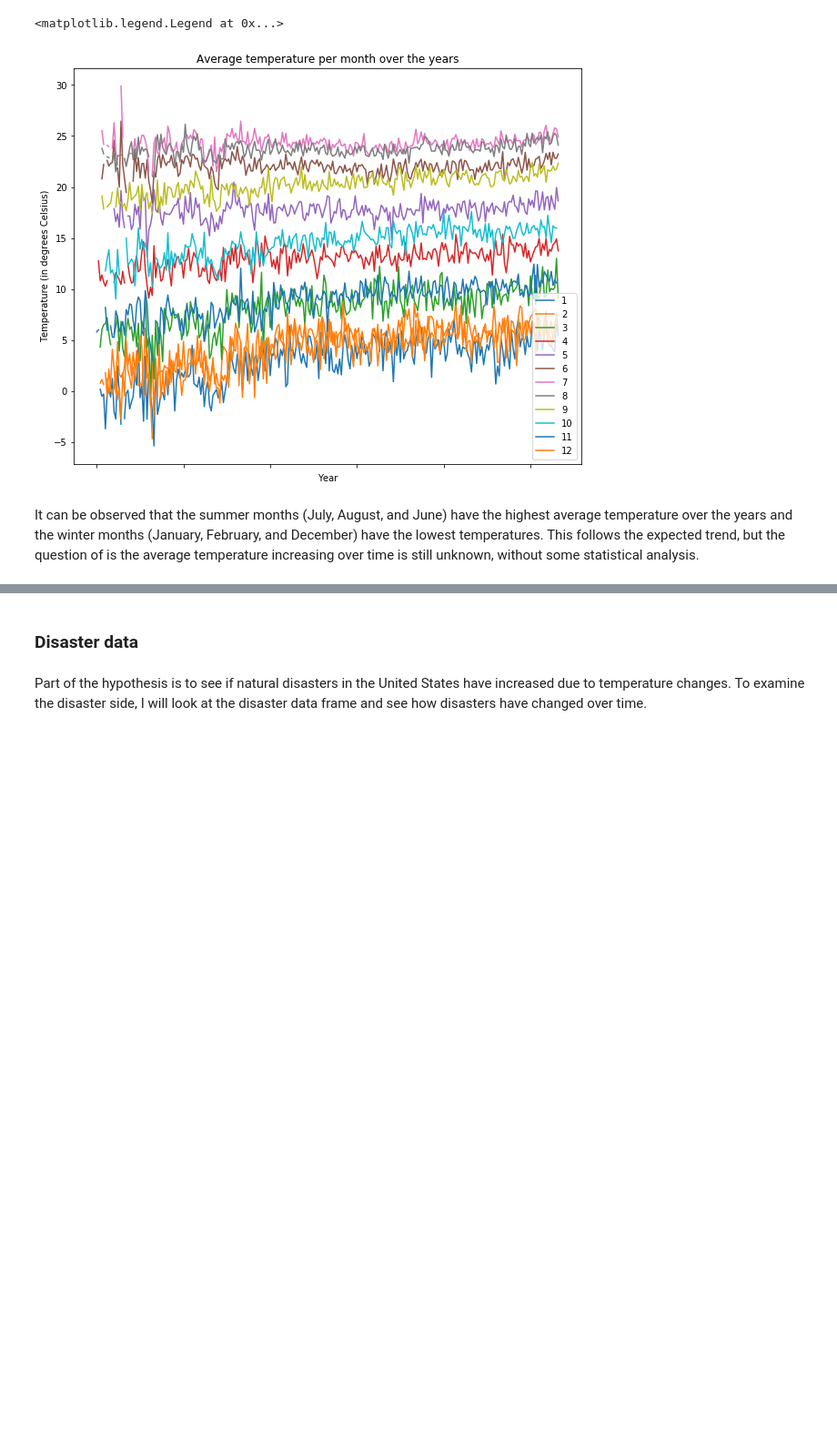
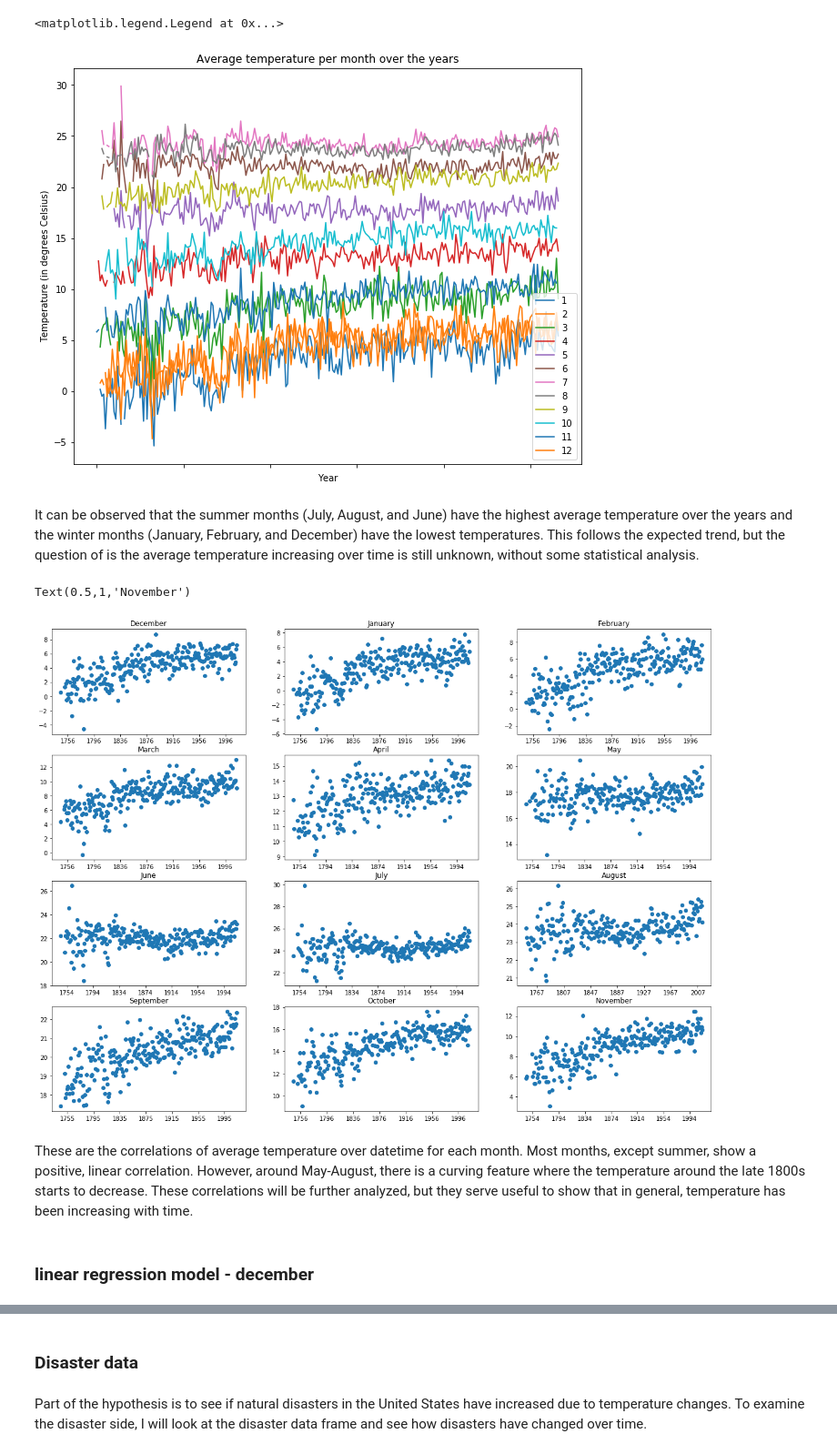
Before and after one commit to karahahn/Springboard_Capstone1, a Jupyter notebook: Exploratory Data Analysis (Statistical Inference).ipynb, the cells around one changed output, grey strips where cells are left out. Shown at 91% size. Saved outputs shown, nothing was run; the diff lists cells and outputs as text; code cells hidden in the pictures; blank space fills up the shorter version.

```diff
--- a/Exploratory Data Analysis (Statistical Inference).ipynb
+++ b/Exploratory Data Analysis (Statistical Inference).ipynb
@@ -455,3 +262,75 @@ plt.legend()
 [figure]
 # %% [markdown]
 It can be observed that the summer months (July, August, and June) have the highest average temperature over the years and the winter months (January, February, and December) have the lowest temperatures. This follows the expected trend, but the question of is the average temperature increasing over time is still unknown, without some statistical analysis.
+# %%
+fig, ax = plt.subplots(4,3,figsize=(20,15))
+
+dec = temp_county_region[temp_county_region.month == 12].groupby('dt').mean()[['AverageTemperature']].reset_index()
+dec['date'] = dec['dt'].astype('datetime64[ns]')
+ax[0,0].scatter(dec['date'].tolist() ,dec['AverageTemperature'].tolist())
+ax[0,0].set_title('December')
+
+jan = temp_county_region[temp_county_region.month == 1].groupby('dt').mean()[['AverageTemperature']].reset_index()
+jan['date'] = jan['dt'].astype('datetime64[ns]')
+ax[0,1].scatter(jan['date'].tolist() ,jan['AverageTemperature'].tolist())
+ax[0,1].set_title('January')
+
+feb = temp_county_region[temp_county_region.month == 2].groupby('dt').mean()[['AverageTemperature']].reset_index()
+feb['date'] = feb['dt'].astype('datetime64[ns]')
+ax[0,2].scatter(feb['date'].tolist() ,feb['AverageTemperature'].tolist())
+ax[0,2].set_title('February')
+
+
+mar = temp_county_region[temp_county_region.month == 3].groupby('dt').mean()[['AverageTemperature']].reset_index()
+mar['date'] = mar['dt'].astype('datetime64[ns]')
+ax[1,0].scatter(mar['date'].tolist() ,mar['AverageTemperature'].tolist())
+ax[1,0].set_title('March')
+
+apr = temp_county_region[temp_county_region.month == 4].groupby('dt').mean()[['AverageTemperature']].reset_index()
+apr['date'] = apr['dt'].astype('datetime64[ns]')
+ax[1,1].scatter(apr['date'].tolist() ,apr['AverageTemperature'].tolist())
+ax[1,1].set_title('April')
+
+may = temp_county_region[temp_county_region.month == 5].groupby('dt').mean()[['AverageTemperature']].reset_index()
+may['date'] = may['dt'].astype('datetime64[ns]')
+ax[1,2].scatter(may['date'].tolist() ,may['AverageTemperature'].tolist())
+ax[1,2].set_title('May')
+
+
+jun = temp_county_region[temp_county_region.month == 6].groupby('dt').mean()[['AverageTemperature']].reset_index()
+jun['date'] = jun['dt'].astype('datetime64[ns]')
+ax[2,0].scatter(jun['date'].tolist() ,jun['AverageTemperature'].tolist())
+ax[2,0].set_title('June')
+
+jul = temp_county_region[temp_county_region.month == 7].groupby('dt').mean()[['AverageTemperature']].reset_index()
+jul['date'] = jul['dt'].astype('datetime64[ns]')
+ax[2,1].scatter(jul['date'].tolist() ,jul['AverageTemperature'].tolist())
+ax[2,1].set_title('July')
+
+aug = temp_county_region[temp_county_region.month == 8].groupby('dt').mean()[['AverageTemperature']].reset_index()
+aug['date'] = aug['dt'].astype('datetime64[ns]')
+ax[2,2].scatter(aug['date'].tolist() ,aug['AverageTemperature'].tolist())
+ax[2,2].set_title('August')
+
+
+sep = temp_county_region[temp_county_region.month == 9].groupby('dt').mean()[['AverageTemperature']].reset_index()
+sep['date'] = sep['dt'].astype('datetime64[ns]')
+ax[3,0].scatter(sep['date'].tolist() ,sep['AverageTemperature'].tolist())
+ax[3,0].set_title('September')
+
+octo = temp_county_region[temp_county_region.month == 10].groupby('dt').mean()[['AverageTemperature']].reset_index()
+octo['date'] = octo['dt'].astype('datetime64[ns]')
+ax[3,1].scatter(octo['date'].tolist() ,octo['AverageTemperature'].tolist())
+ax[3,1].set_title('October')
+
+nov = temp_county_region[temp_county_region.month == 11].groupby('dt').mean()[['AverageTemperature']].reset_index()
+nov['date'] = nov['dt'].astype('datetime64[ns]')
+ax[3,2].scatter(nov['date'].tolist() ,nov['AverageTemperature'].tolist())
+ax[3,2].set_title('November')
+# %% [output]
+Text(0.5,1,'November')
+[figure, added]
+# %% [markdown]
+These are the correlations of average temperature over datetime for each month. Most months, except summer, show a positive, linear correlation. However, around May-August, there is a curving feature where the temperature around the late 1800s starts to decrease. These correlations will be further analyzed, but they serve useful to show that in general, temperature has been increasing with time.
+# %% [markdown]
+### linear regression model  - december
```
Also changed, not shown: parts of 126 cells of this notebook.
